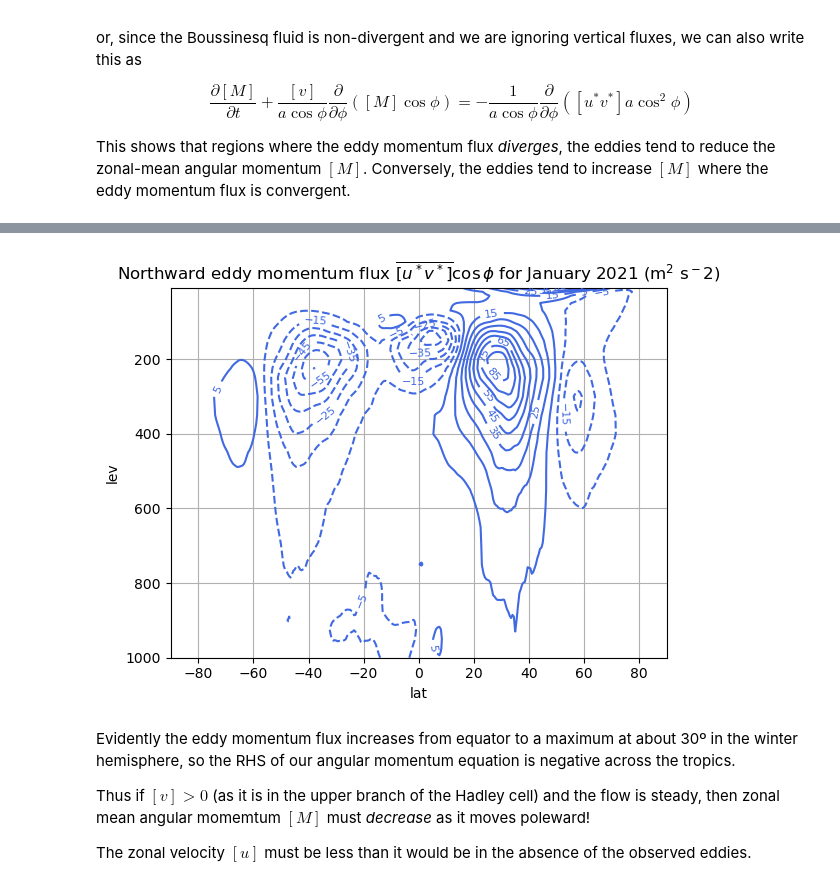
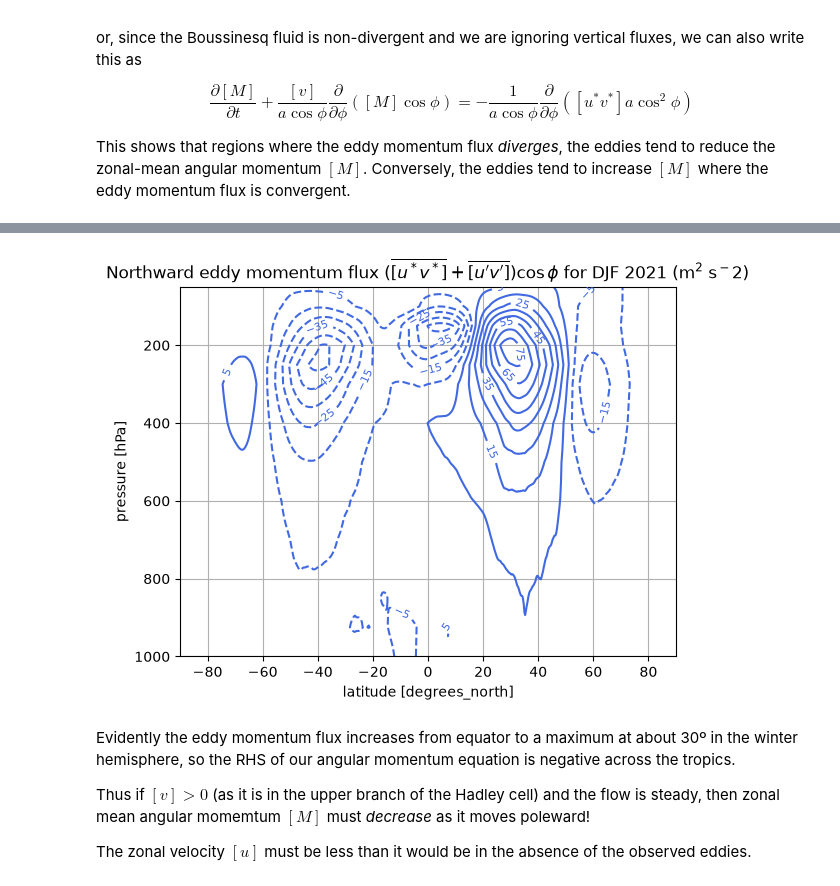
Before and after one commit to brian-rose/general-circulation, a Jupyter notebook: lectures/hadley.ipynb, the cells around one changed output, grey strips where cells are left out. Saved outputs shown, nothing was run; the diff lists cells and outputs as text; code cells hidden in the pictures.

Commit message:
Recompute figures from ERA5 climatologies

```diff
--- a/lectures/hadley.ipynb
+++ b/lectures/hadley.ipynb
@@ -472,9 +469,10 @@ cfsr_mon = xr.open_mfdataset(path + '*' + '.mon_clim.0p5.nc')
 # %%
-vbracket = cfsr_mon.v.mean(dim='lon')
+ubracket = u.mean(dim='longitude')
+vbracket = v.mean(dim='longitude')
 vbracket_zeros = vbracket.fillna(0.)
-coslat = np.cos(np.deg2rad(cfsr_mon.lat))
+coslat = np.cos(np.deg2rad(v.latitude))
 # Use units of 10^9 kg/s
-psi = 2*np.pi*a*coslat/g * vbracket_zeros.cumulative_integrate(coord='lev') / 1E9 * 100
+psi = 2*np.pi*a*coslat/g * vbracket_zeros.cumulative_integrate(coord='pressure_level') / 1E9 * 100
 # Need to multiply by 100 because the 'lev' coordinate is in units of hPa, not Pa
 # %% [markdown]
 ### Calculate the absolute angular momentum
@@ -632,17 +572,44 @@ momentumflux_jan.attrs['units'] = 'm^2 s^-2'
+# %%
+def compute_flux_components(vbar, Abar, vA_bar, Aref=0.):
+    '''For northward velocity vbar and scalar field Abar,
+    compute the components of the northward flux decomposition.'''
+
+    # Zonal means and stationary-eddy deviations
+    vbar_z = vbar.mean("longitude")
+    Abar_z = Abar.mean("longitude")
+    vstar = vbar - vbar_z
+    Astar = Abar - Abar_z
+
+    vA_total   = vA_bar.mean("longitude") - vbar_z * Aref
+    vA_mmc   = vbar_z * (Abar_z - Aref)
+    vA_stat  = (vstar * Astar).mean("longitude")
+    vA_trans = (vA_bar - vbar * Abar).mean("longitude")
+
+    # Pack results into a dictionary
+    flux = {}
+    flux['total'] = vA_total
+    flux['transient'] = vA_trans
+    flux['stationary'] = vA_stat
+    flux['MMC'] = vA_mmc
+    return flux
+# %%
+uv = xr.open_dataarray(era5_path + "uv_bar.2021.nc")
+uv_components = compute_flux_components(v, u, uv)
 # %%
 fig, ax = plt.subplots()
 
-momflux_levels = np.arange(-75, 90, 10.)
-CS = momentumflux_jan.plot.contour(x='lat',
+momflux_levels = np.arange(-85, 85, 10.)
+momentum_flux = (uv_components['stationary'] + uv_components['transient']) * coslat
+CS = momentum_flux.sel(season='DJF').plot.contour(x='latitude',
                                    yincrease=False,
                                    levels=momflux_levels,
                                    colors='royalblue',
                                   )
 ax.clabel(CS, CS.levels, inline=True, fontsize=8)
 ax.grid()
-ax.set_title('Northward eddy momentum flux $\overline{[u^* v^*]} \cos\phi$ for January 2021 (m$^2$ s$^-2$)');
+ax.set_title(r'Northward eddy momentum flux $(\overline{[u^* v^*]} + \overline{[u^\prime v^\prime]}) \cos\phi$ for DJF 2021 (m$^2$ s$^-2$)');
 # %% [output]
-[figure, old version]
+[figure, new version]
 # %% [markdown]
 Evidently the eddy momentum flux increases from equator to a maximum at about 30º in the winter hemisphere, so the RHS of our angular momentum equation is negative across the tropics.
 
```
Also changed, not shown: parts of 18 cells of this notebook.
